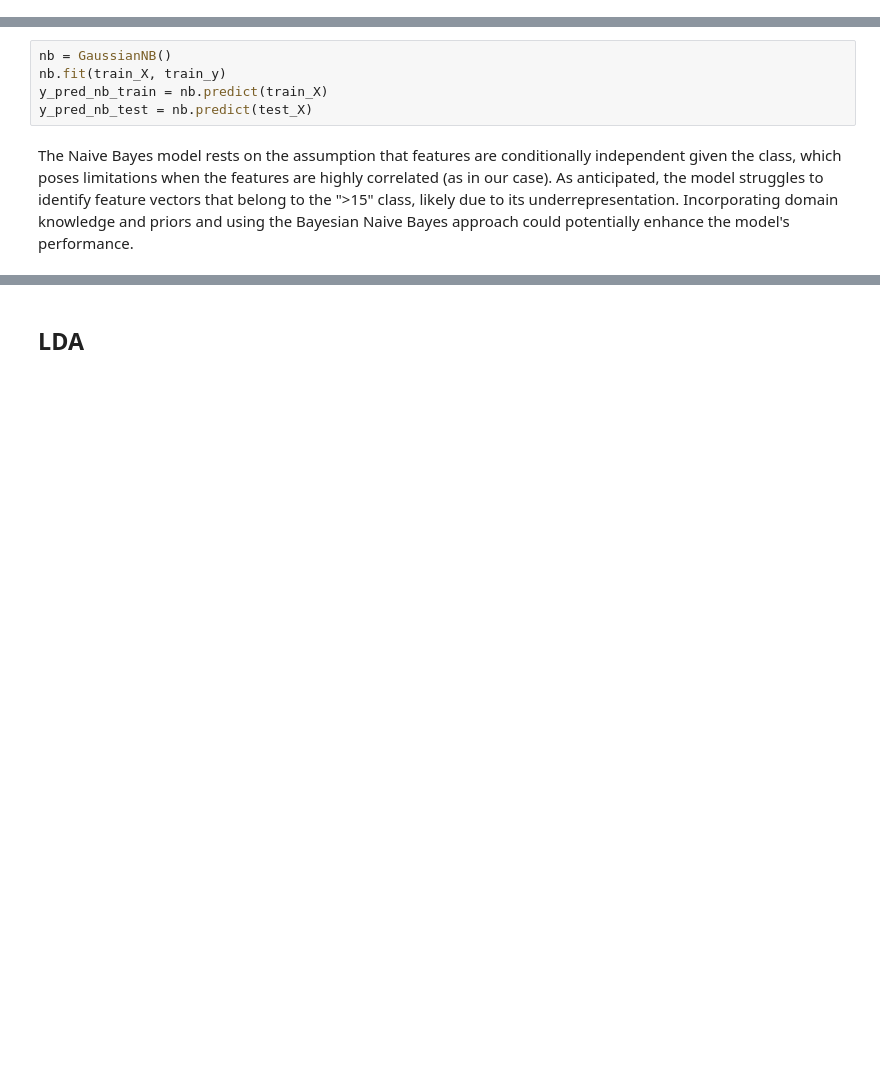
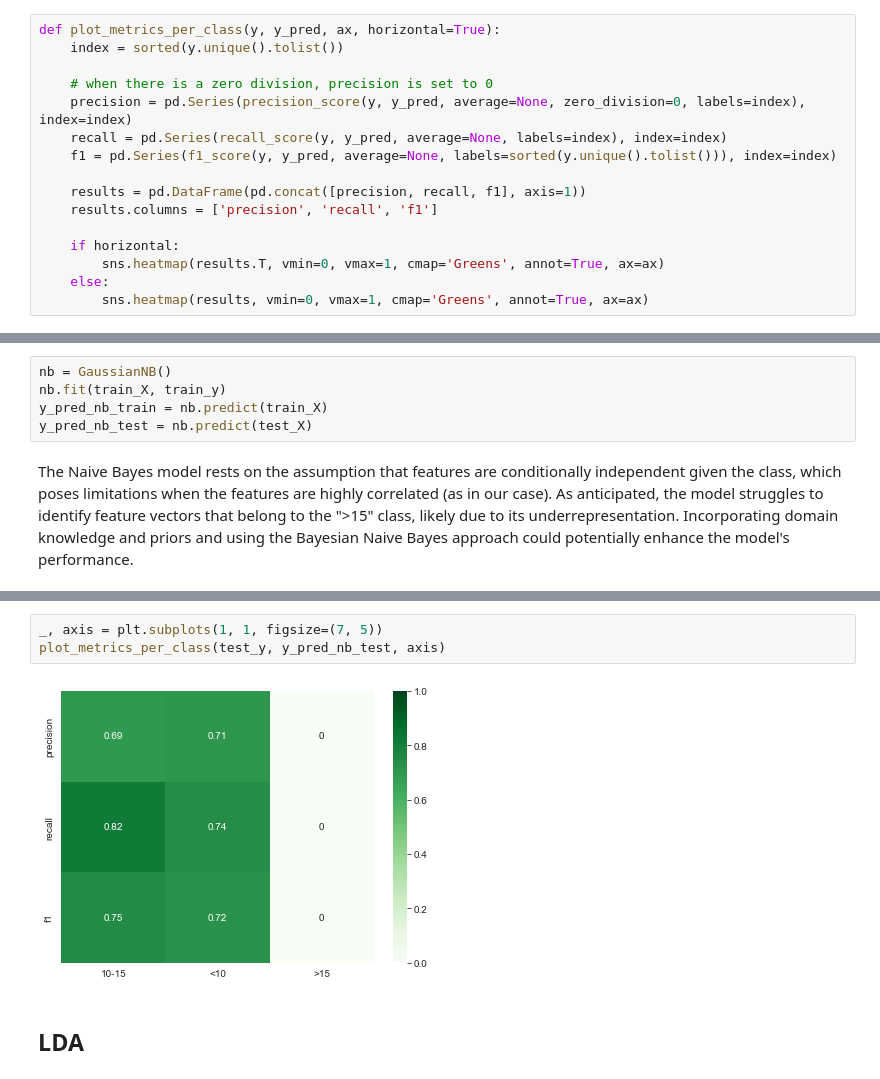
Before and after one commit to kiril-b/Machine-Learning-Labs, a Jupyter notebook: generative_classifiers_Lab1.ipynb, the cells around one changed output, grey strips where cells are left out. Saved outputs shown, nothing was run; the diff lists cells and outputs as text; blank space fills up the shorter version.

```diff
--- a/generative_classifiers_Lab1.ipynb
+++ b/generative_classifiers_Lab1.ipynb
@@ -125,2 +125,18 @@ from sklearn.metrics import confusion_matrix, accuracy_score
 from sklearn.discriminant_analysis import LinearDiscriminantAnalysis
 from sklearn.discriminant_analysis import QuadraticDiscriminantAnalysis
+# %%
+def plot_metrics_per_class(y, y_pred, ax, horizontal=True):
+    index = sorted(y.unique().tolist())
+
+    # when there is a zero division, precision is set to 0
+    precision = pd.Series(precision_score(y, y_pred, average=None, zero_division=0, labels=index), index=index)
+    recall = pd.Series(recall_score(y, y_pred, average=None, labels=index), index=index)
+    f1 = pd.Series(f1_score(y, y_pred, average=None, labels=sorted(y.unique().tolist())), index=index)
+
+    results = pd.DataFrame(pd.concat([precision, recall, f1], axis=1))
+    results.columns = ['precision', 'recall', 'f1']
+
+    if horizontal:
+        sns.heatmap(results.T, vmin=0, vmax=1, cmap='Greens', annot=True, ax=ax)
+    else:
+        sns.heatmap(results, vmin=0, vmax=1, cmap='Greens', annot=True, ax=ax)
@@ -185,3 +221,8 @@ print_results(train_y, test_y, y_pred_nb_train, y_pred_nb_test, nb)
+# %%
+_, axis = plt.subplots(1, 1, figsize=(7, 5))
+plot_metrics_per_class(test_y, y_pred_nb_test, axis)
+# %% [output]
+[figure, added]
 # %% [markdown]
 ## LDA
 # %%
```
Also changed, not shown: parts of 20 cells of this notebook.
